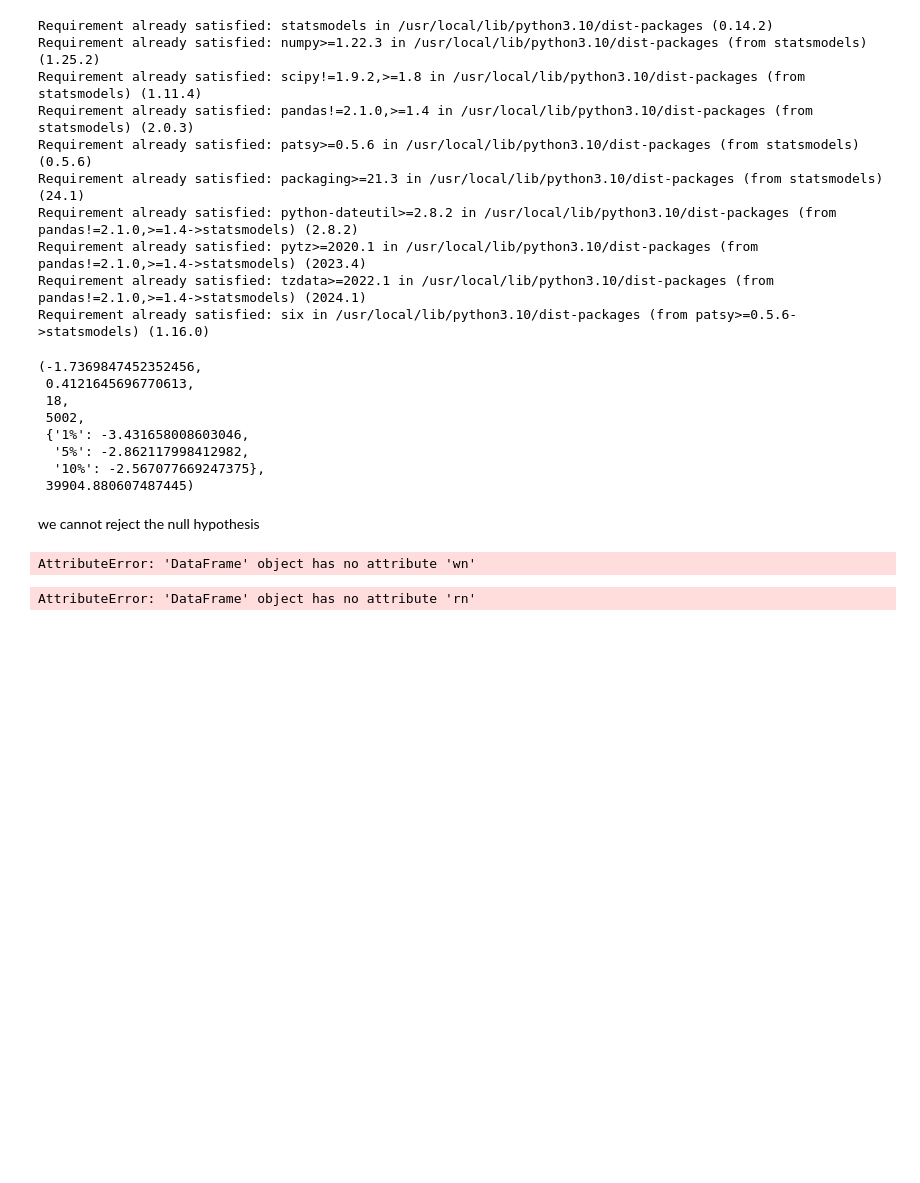
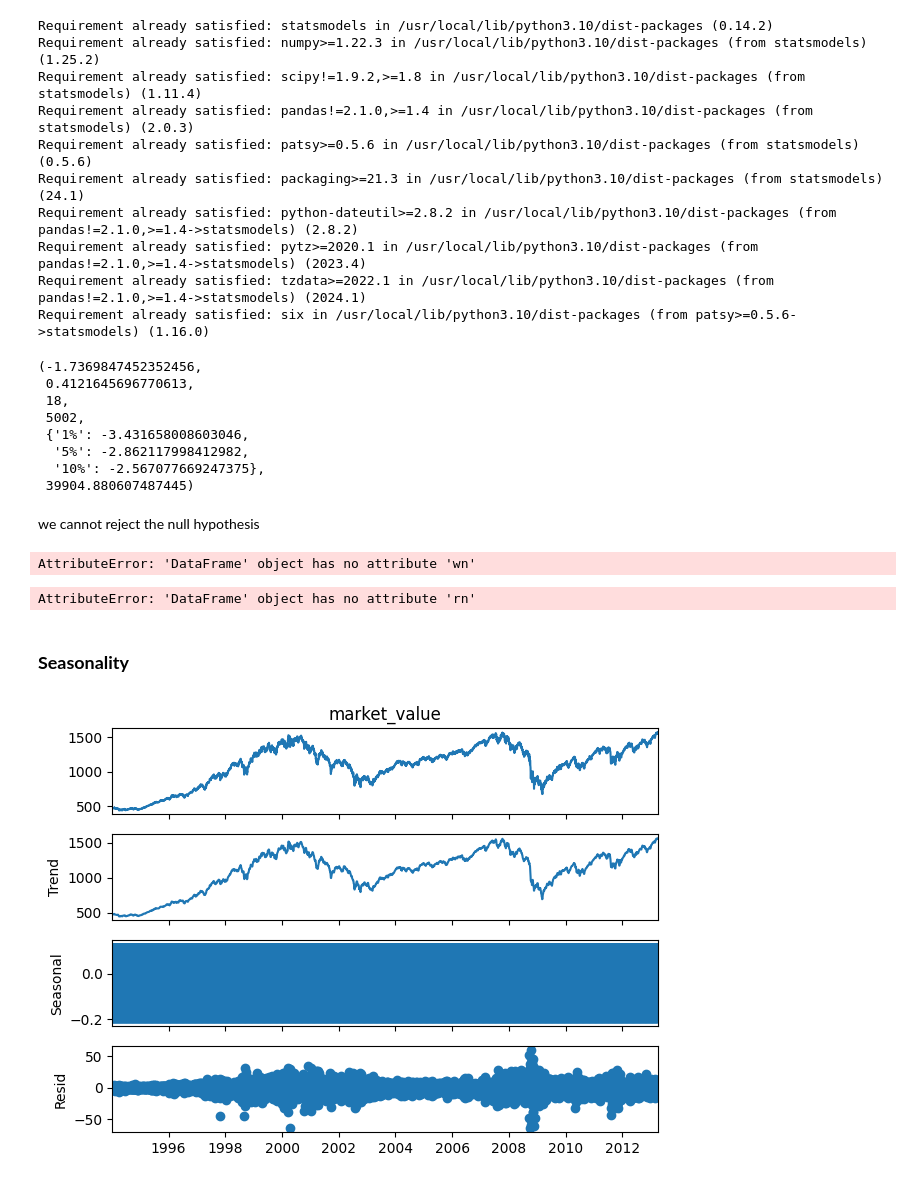
Before and after one commit to Mercymerine/Machine_learning2, a Jupyter notebook: time_series.ipynb, the cells around one changed output. Saved outputs shown, nothing was run; the diff lists cells and outputs as text; code cells hidden in the pictures; blank space fills up the shorter version.

```diff
--- a/time_series.ipynb
+++ b/time_series.ipynb
@@ -389,3 +389,5 @@ AttributeError: 'DataFrame' object has no attribute 'wn'
 sts.adfuller(train.rn)
 # %% [output]
 AttributeError: 'DataFrame' object has no attribute 'rn'
+# %% [markdown]
+### **Seasonality**
@@ -391,0 +396,6 @@ AttributeError: 'DataFrame' object has no attribute 'rn'
+# %%
+s_dec_additive = seasonal_decompose(train.market_value, model='additive')
+s_dec_additive.plot()
+plt.show()
+# %% [output]
+[figure, added]
```
Also changed, not shown: parts of 2 cells of this notebook.
